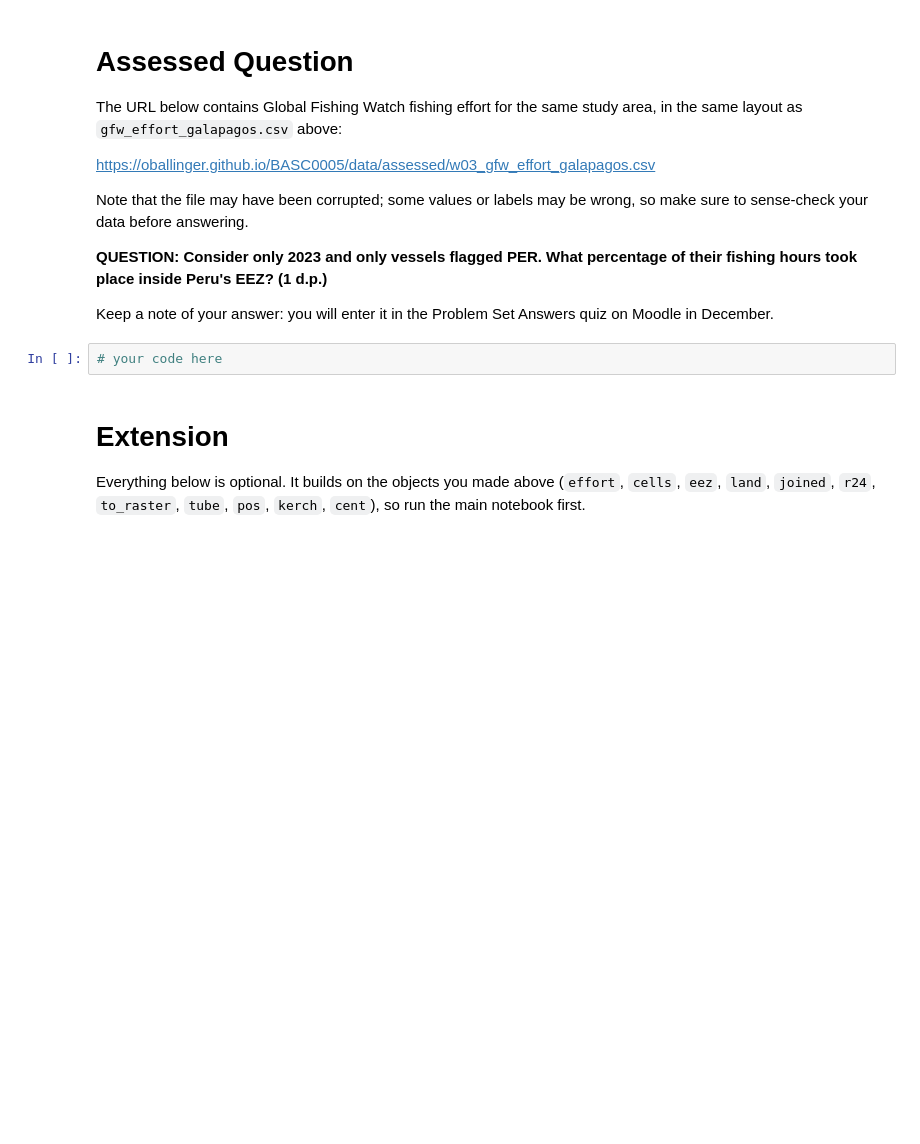
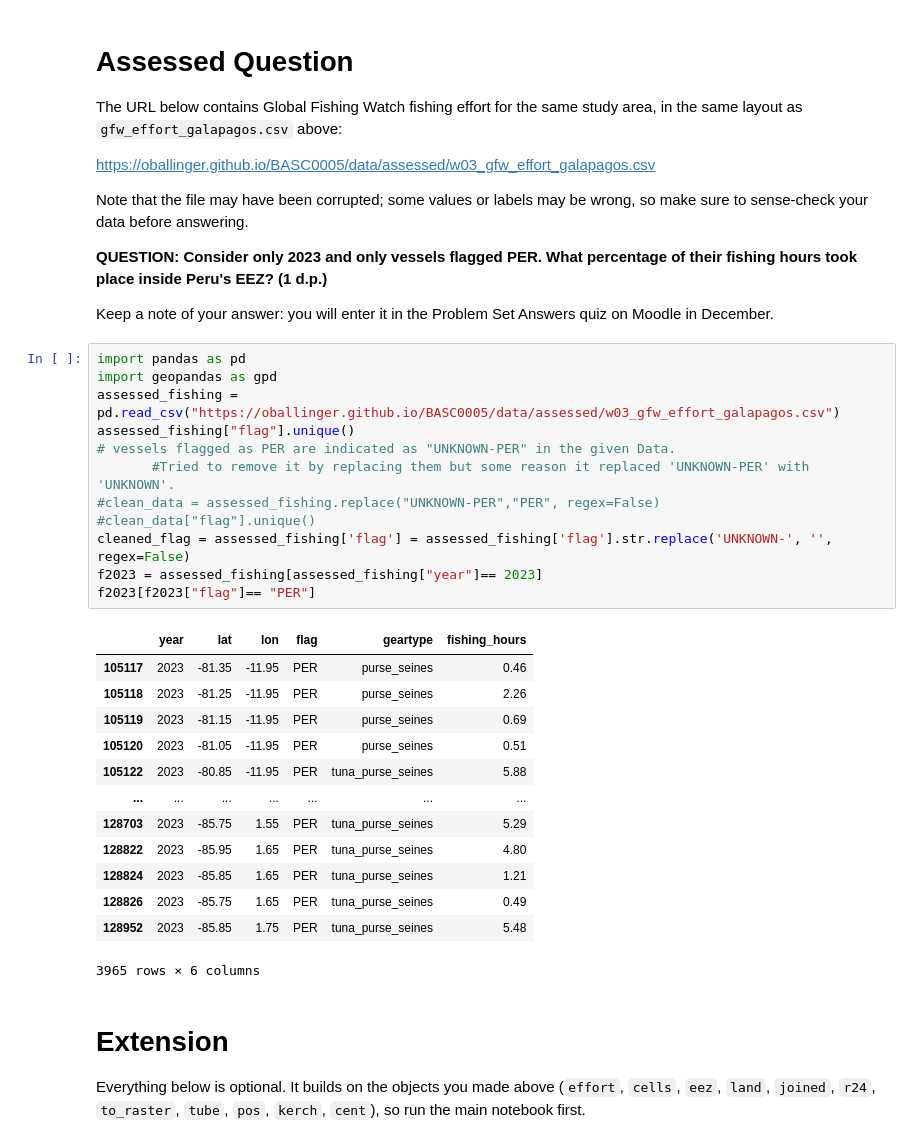
Before and after one commit to AlexiaNabok28/QM2, a Jupyter notebook: notebooks/W03. Spatial Data.ipynb, the cells around one changed output. Saved outputs shown, nothing was run; the diff lists cells and outputs as text; blank space fills up the shorter version.

```diff
--- a/notebooks/W03. Spatial Data.ipynb
+++ b/notebooks/W03. Spatial Data.ipynb
@@ -433,8 +435,32 @@ Note that the file may have been corrupted; some values or labels may be wrong,
 **QUESTION: Consider only 2023 and only vessels flagged PER. What percentage of their fishing hours took place inside Peru's EEZ? (1 d.p.)**
 
 Keep a note of your answer: you will enter it in the Problem Set Answers quiz on Moodle in December.
-# %%
-# your code here
+# %%
+import pandas as pd
+import geopandas as gpd
+assessed_fishing = pd.read_csv("https://oballinger.github.io/BASC0005/data/assessed/w03_gfw_effort_galapagos.csv")
+assessed_fishing["flag"].unique()
+# vessels flagged as PER are indicated as "UNKNOWN-PER" in the given Data.
+       #Tried to remove it by replacing them but some reason it replaced 'UNKNOWN-PER' with 'UNKNOWN'.
+#clean_data = assessed_fishing.replace("UNKNOWN-PER","PER", regex=False)
+#clean_data["flag"].unique()
+cleaned_flag = assessed_fishing['flag'] = assessed_fishing['flag'].str.replace('UNKNOWN-', '', regex=False)
+f2023 = assessed_fishing[assessed_fishing["year"]== 2023]
+f2023[f2023["flag"]== "PER"]
+# %% [output]
+|  | year | lat | lon | flag | geartype | fishing_hours |
+| 105117 | 2023 | -81.35 | -11.95 | PER | purse_seines | 0.46 |
+| 105118 | 2023 | -81.25 | -11.95 | PER | purse_seines | 2.26 |
+| 105119 | 2023 | -81.15 | -11.95 | PER | purse_seines | 0.69 |
+| 105120 | 2023 | -81.05 | -11.95 | PER | purse_seines | 0.51 |
+| 105122 | 2023 | -80.85 | -11.95 | PER | tuna_purse_seines | 5.88 |
+| ... | ... | ... | ... | ... | ... | ... |
+| 128703 | 2023 | -85.75 | 1.55 | PER | tuna_purse_seines | 5.29 |
+| 128822 | 2023 | -85.95 | 1.65 | PER | tuna_purse_seines | 4.80 |
+| 128824 | 2023 | -85.85 | 1.65 | PER | tuna_purse_seines | 1.21 |
+| 128826 | 2023 | -85.75 | 1.65 | PER | tuna_purse_seines | 0.49 |
+| 128952 | 2023 | -85.85 | 1.75 | PER | tuna_purse_seines | 5.48 |
+3965 rows × 6 columns
 # %% [markdown]
 # Extension
 
```
Also changed, not shown: parts of 4 cells of this notebook.
